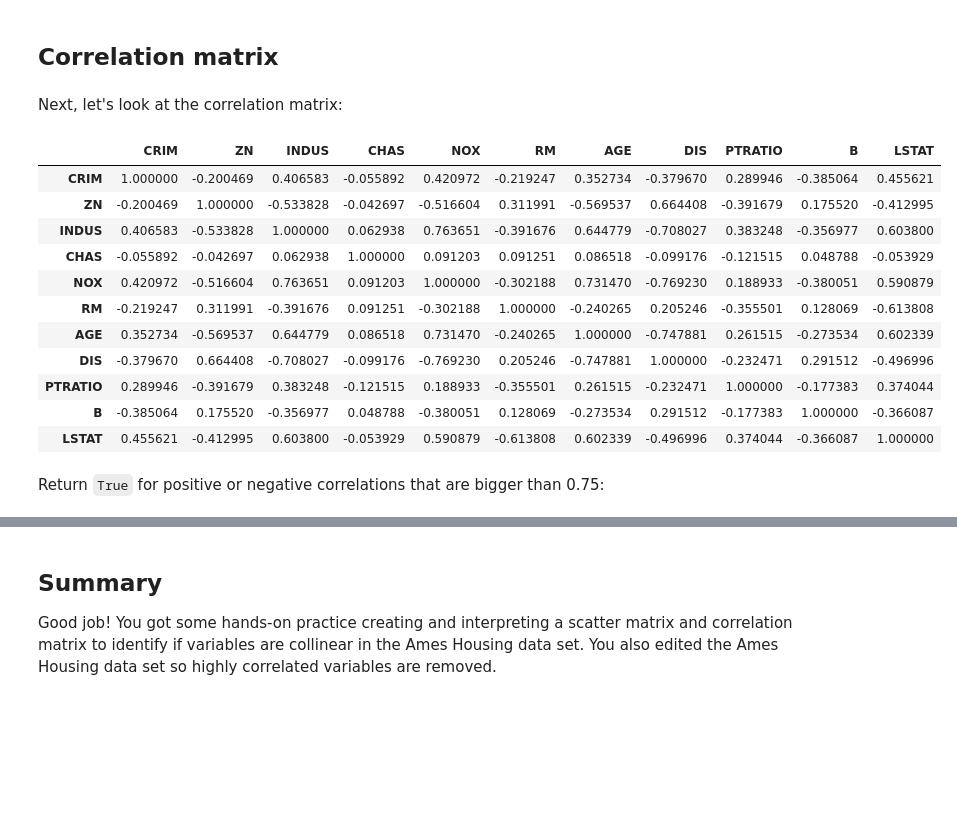
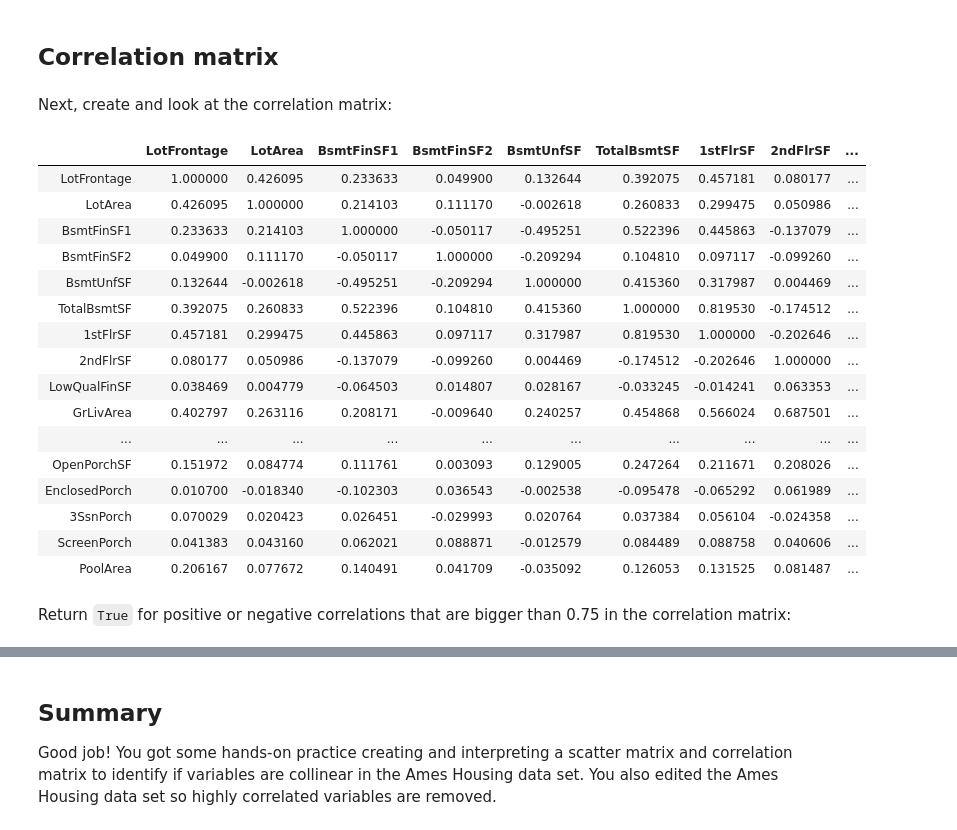
Before and after one commit to learn-co-curriculum/dsc-multicollinearity-of-features-lab, a Jupyter notebook: index.ipynb, the cells around one changed output, grey strips where cells are left out. Cells and saved outputs as stored; diff of their text form; code cells hidden in the pictures; blank space fills up the shorter version.

```diff
--- a/index.ipynb
+++ b/index.ipynb
@@ -27,3 +20,20 @@ categoricals = ['BldgType', 'KitchenQual', 'SaleType', 'MSZoning', 'Street', 'Ne
+# %%
+import pandas as pd
+import numpy as np
+import matplotlib.pyplot as plt
+%matplotlib inline
+
+pd.options.display.max_columns = 999
+pd.options.display.max_rows = 999
+
+ames = pd.read_csv('ames.csv')
+
+numeric_vars = ['LotFrontage', 'LotArea', 'BsmtFinSF1', 'BsmtFinSF2', 'BsmtUnfSF',
+                'TotalBsmtSF', '1stFlrSF', '2ndFlrSF','LowQualFinSF', 'GrLivArea',
+                'BsmtFullBath', 'BsmtHalfBath', 'FullBath', 'HalfBath', 'BedroomAbvGr',
+                'KitchenAbvGr', 'TotRmsAbvGrd', 'Fireplaces', 'GarageYrBlt', 'GarageCars',
+                'GarageArea', 'WoodDeckSF', 'OpenPorchSF', 'EnclosedPorch', '3SsnPorch',
+                'ScreenPorch', 'PoolArea']
 # %%
 # __SOLUTION__
 import pandas as pd
@@ -31,6 +41,13 @@ import numpy as np
 import matplotlib.pyplot as plt
 %matplotlib inline
 
+pd.options.display.max_columns = 999
+
 ames = pd.read_csv('ames.csv')
 
-categoricals = ['BldgType', 'KitchenQual', 'SaleType', 'MSZoning', 'Street', 'Neighborhood']
+numeric_vars = ['LotFrontage', 'LotArea', 'BsmtFinSF1', 'BsmtFinSF2', 'BsmtUnfSF',
+                'TotalBsmtSF', '1stFlrSF', '2ndFlrSF','LowQualFinSF', 'GrLivArea',
+                'BsmtFullBath', 'BsmtHalfBath', 'FullBath', 'HalfBath', 'BedroomAbvGr',
+                'KitchenAbvGr', 'TotRmsAbvGrd', 'Fireplaces', 'GarageYrBlt', 'GarageCars',
+                'GarageArea', 'WoodDeckSF', 'OpenPorchSF', 'EnclosedPorch', '3SsnPorch',
+                'ScreenPorch', 'PoolArea']
@@ -64,0 +59,5 @@ preprocessed.head()
+# %%
+# __SOLUTION__
+
+ames_preprocessed = ames[numeric_vars]
+ames_preprocessed.head()
@@ -82,23 +118,28 @@ pd.plotting.scatter_matrix(boston_cont, figsize=[12, 12]);
 # %% [markdown]
 ## Correlation matrix
 # %% [markdown]
-Next, let's look at the correlation matrix:
+Next, create and look at the correlation matrix:
 # %%
 # __SOLUTION__
-boston_cont.corr()
+ames_preprocessed.corr()
 # %% [output]
-|  | CRIM | ZN | INDUS | CHAS | NOX | RM | AGE | DIS | PTRATIO | B | LSTAT |
-| CRIM | 1.000000 | -0.200469 | 0.406583 | -0.055892 | 0.420972 | -0.219247 | 0.352734 | -0.379670 | 0.289946 | -0.385064 | 0.455621 |
-| ZN | -0.200469 | 1.000000 | -0.533828 | -0.042697 | -0.516604 | 0.311991 | -0.569537 | 0.664408 | -0.391679 | 0.175520 | -0.412995 |
-| INDUS | 0.406583 | -0.533828 | 1.000000 | 0.062938 | 0.763651 | -0.391676 | 0.644779 | -0.708027 | 0.383248 | -0.356977 | 0.603800 |
-| CHAS | -0.055892 | -0.042697 | 0.062938 | 1.000000 | 0.091203 | 0.091251 | 0.086518 | -0.099176 | -0.121515 | 0.048788 | -0.053929 |
-| NOX | 0.420972 | -0.516604 | 0.763651 | 0.091203 | 1.000000 | -0.302188 | 0.731470 | -0.769230 | 0.188933 | -0.380051 | 0.590879 |
-| RM | -0.219247 | 0.311991 | -0.391676 | 0.091251 | -0.302188 | 1.000000 | -0.240265 | 0.205246 | -0.355501 | 0.128069 | -0.613808 |
-| AGE | 0.352734 | -0.569537 | 0.644779 | 0.086518 | 0.731470 | -0.240265 | 1.000000 | -0.747881 | 0.261515 | -0.273534 | 0.602339 |
-| DIS | -0.379670 | 0.664408 | -0.708027 | -0.099176 | -0.769230 | 0.205246 | -0.747881 | 1.000000 | -0.232471 | 0.291512 | -0.496996 |
-| PTRATIO | 0.289946 | -0.391679 | 0.383248 | -0.121515 | 0.188933 | -0.355501 | 0.261515 | -0.232471 | 1.000000 | -0.177383 | 0.374044 |
-| B | -0.385064 | 0.175520 | -0.356977 | 0.048788 | -0.380051 | 0.128069 | -0.273534 | 0.291512 | -0.177383 | 1.000000 | -0.366087 |
-| LSTAT | 0.455621 | -0.412995 | 0.603800 | -0.053929 | 0.590879 | -0.613808 | 0.602339 | -0.496996 | 0.374044 | -0.366087 | 1.000000 |
+|  | LotFrontage | LotArea | BsmtFinSF1 | BsmtFinSF2 | BsmtUnfSF | TotalBsmtSF | 1stFlrSF | 2ndFlrSF | ... |
+| LotFrontage | 1.000000 | 0.426095 | 0.233633 | 0.049900 | 0.132644 | 0.392075 | 0.457181 | 0.080177 | ... |
+| LotArea | 0.426095 | 1.000000 | 0.214103 | 0.111170 | -0.002618 | 0.260833 | 0.299475 | 0.050986 | ... |
+| BsmtFinSF1 | 0.233633 | 0.214103 | 1.000000 | -0.050117 | -0.495251 | 0.522396 | 0.445863 | -0.137079 | ... |
+| BsmtFinSF2 | 0.049900 | 0.111170 | -0.050117 | 1.000000 | -0.209294 | 0.104810 | 0.097117 | -0.099260 | ... |
+| BsmtUnfSF | 0.132644 | -0.002618 | -0.495251 | -0.209294 | 1.000000 | 0.415360 | 0.317987 | 0.004469 | ... |
+| TotalBsmtSF | 0.392075 | 0.260833 | 0.522396 | 0.104810 | 0.415360 | 1.000000 | 0.819530 | -0.174512 | ... |
+| 1stFlrSF | 0.457181 | 0.299475 | 0.445863 | 0.097117 | 0.317987 | 0.819530 | 1.000000 | -0.202646 | ... |
+| 2ndFlrSF | 0.080177 | 0.050986 | -0.137079 | -0.099260 | 0.004469 | -0.174512 | -0.202646 | 1.000000 | ... |
+| LowQualFinSF | 0.038469 | 0.004779 | -0.064503 | 0.014807 | 0.028167 | -0.033245 | -0.014241 | 0.063353 | ... |
+| GrLivArea | 0.402797 | 0.263116 | 0.208171 | -0.009640 | 0.240257 | 0.454868 | 0.566024 | 0.687501 | ... |
+| ... | ... | ... | ... | ... | ... | ... | ... | ... | ... |
+| OpenPorchSF | 0.151972 | 0.084774 | 0.111761 | 0.003093 | 0.129005 | 0.247264 | 0.211671 | 0.208026 | ... |
+| EnclosedPorch | 0.010700 | -0.018340 | -0.102303 | 0.036543 | -0.002538 | -0.095478 | -0.065292 | 0.061989 | ... |
+| 3SsnPorch | 0.070029 | 0.020423 | 0.026451 | -0.029993 | 0.020764 | 0.037384 | 0.056104 | -0.024358 | ... |
+| ScreenPorch | 0.041383 | 0.043160 | 0.062021 | 0.088871 | -0.012579 | 0.084489 | 0.088758 | 0.040606 | ... |
+| PoolArea | 0.206167 | 0.077672 | 0.140491 | 0.041709 | -0.035092 | 0.126053 | 0.131525 | 0.081487 | ... |
 # %% [markdown]
-Return `True` for positive or negative correlations that are bigger than 0.75:
+Return `True` for positive or negative correlations that are bigger than 0.75 in the correlation matrix:
 # %%
```
Also changed, not shown: parts of 35 cells of this notebook, 1 other file.
